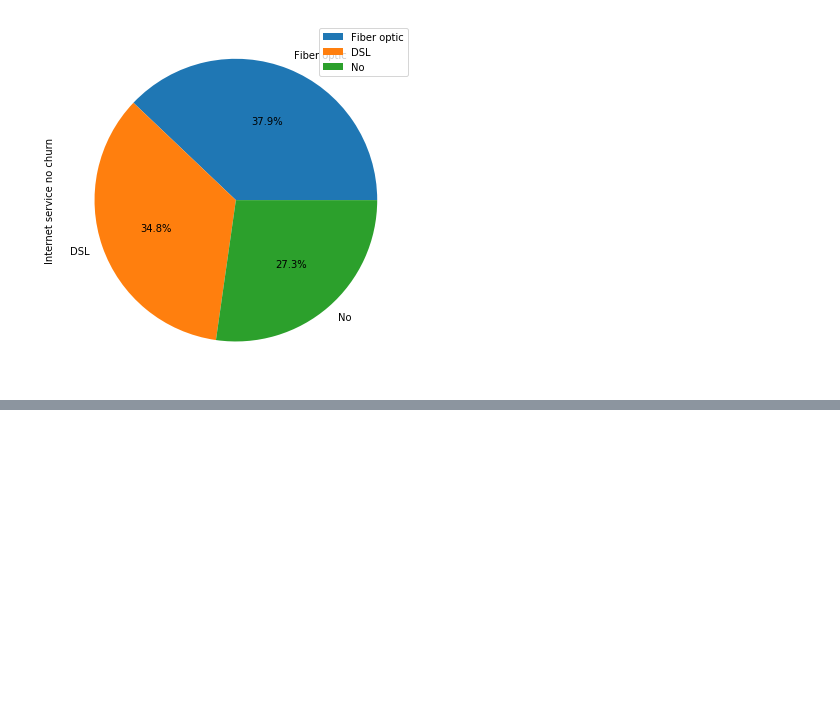
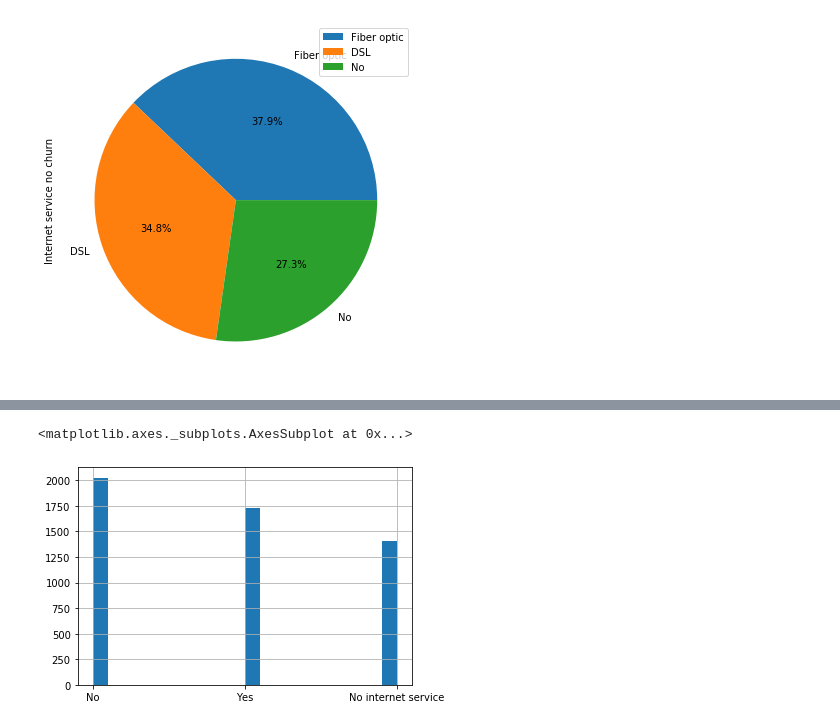
Before and after one commit to akuppan1/Telecom-Churn-Analysis, a Jupyter notebook: Exploration of Features and Recommendations.ipynb, the cells around one changed output, grey strips where cells are left out. Saved outputs shown, nothing was run; the diff lists cells and outputs as text; code cells hidden in the pictures; blank space fills up the shorter version.

```diff
--- a/Exploration of Features and Recommendations.ipynb
+++ b/Exploration of Features and Recommendations.ipynb
@@ -459,0 +467,5 @@ plot = df_Int_serv1.plot.pie(y='Internet service no churn', autopct='%1.1f%%', f
+# %%
+churn_no_df.TechSupport.hist(bins=20)
+# %% [output]
+<matplotlib.axes._subplots.AxesSubplot at 0x...>
+[figure, added]
```
Also changed, not shown: parts of 9 cells of this notebook.
